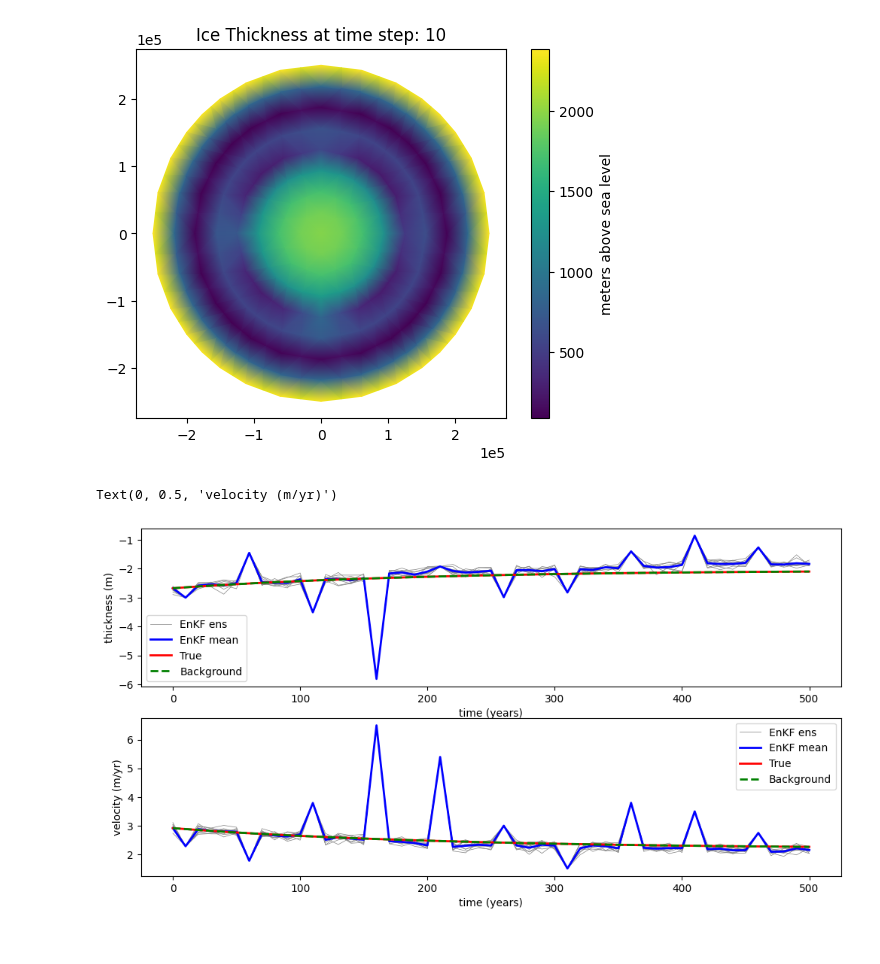
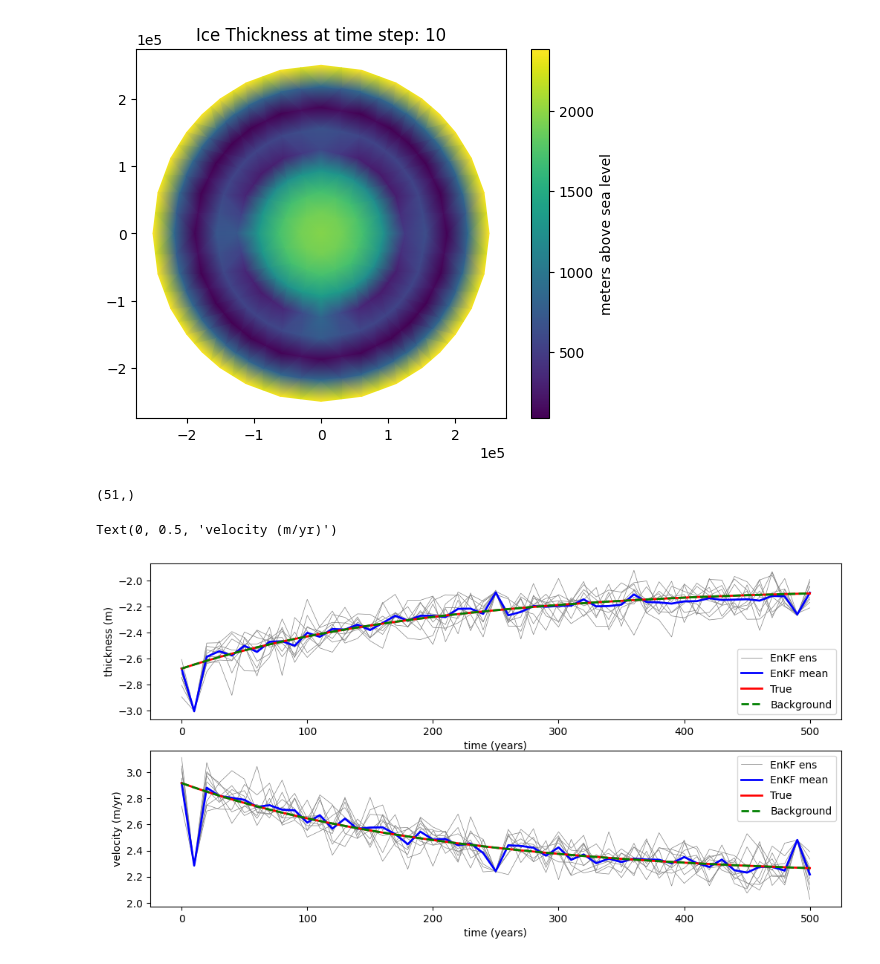
Before and after one commit to KYANJO/Data_assimilation_project, a Jupyter notebook: bin/python_wrapper.ipynb, the cells around one changed output. Saved outputs shown, nothing was run; the diff lists cells and outputs as text; code cells hidden in the pictures.

```diff
--- a/bin/python_wrapper.ipynb
+++ b/bin/python_wrapper.ipynb
@@ -520,9 +520,11 @@ hu_obs = Obs(obs_vir, params["m_obs"])
 
 # ts = np.arange(0,nt+1,dt)
 ts = t
-ts_obs = np.arange(10,tm+1,25)
-# ts_obs = np.linspace(10,140,hu_obs.shape[1])*tm/nt
-idx_obs = np.nonzero(np.isin(ts, ts_obs))[0]
+# ts_obs = np.arange(10,tm+1,25)
+ts_obs = np.linspace(10,tm+1,hu_obs.shape[1])
+ts_obs.shape
+# %% [output]
+(51,)
 # %%
 # Intialize ensemble
 statevec_bg = np.zeros((nd,nt+1))
@@ -609,7 +611,9 @@ import warnings
 warnings.filterwarnings("ignore")
 fig, axes = plt.subplots(2, 1, figsize=(12, 6))
 
-hu_obs = Obs(statevec_true, params["m_obs"])
+obs_vir = statevec_true + (np.random.normal(0,sig_obs,nd)).reshape(nd,1)
+hu_obs = Obs(obs_vir, params["m_obs"])
+# hu_obs = hu_obs[-1,:]
 
 # plot thickness h
 # h_enkf_ens = statevec_ens_full[:hdim,:,:].T
@@ -623,31 +627,31 @@ for i in range(h_enkf_ens.shape[1]):
     axes[0].plot(t,h_enkf_ens[:,i], 'k', lw=0.5, color='gray', label="EnKF ens" if i == 0 else "")
 
 axes[0].plot(t, h_enkf_mean, 'k', lw=2, color='blue', label="EnKF mean")
 axes[0].plot(t, h_true, 'k', lw=2, color='red', label="True")
 axes[0].plot(t, h_ens_background, 'k', lw=2, color='g', label="Background", linestyle='--')
 # axes[0].scatter(ts_obs, h_obs, color='orange', s=30, edgecolor='black', label='Obs', zorder=3)
 axes[0].legend(loc='best')
 axes[0].set_xlabel("time (years)")
 axes[0].set_ylabel("thickness (m)")
 
 # plot velocity u
 u_vec_enkf_ens = statevec_ens_full[2*hdim,:,:].T
 v_vec_enkf_ens = statevec_ens_full[-1,:,:].T
 u_enkf_ens = np.sqrt(u_vec_enkf_ens**2 + v_vec_enkf_ens**2)
 u_enkf_mean = np.sqrt(statevec_ens_mean[2*hdim,:]**2 + statevec_ens_mean[-1,:]**2)
 u_true = np.sqrt(statevec_true[2*hdim,:]**2 + statevec_true[-1,:]**2)
 u_ens_background = np.sqrt(statevec_bg[2*hdim,:]**2 + statevec_bg[-1,:]**2)
 
 
 for i in range(u_enkf_ens.shape[1]):
     axes[1].plot(t, u_enkf_ens[:,i], 'k', lw=0.5, color='gray', label="EnKF ens" if i == 0 else "")
 
 axes[1].plot(t, u_enkf_mean, 'k', lw=2, color='blue', label="EnKF mean")
 axes[1].plot(t, u_true, 'k', lw=2, color='red', label="True")
 axes[1].plot(t, u_ens_background, 'k', lw=2, color='g', label="Background", linestyle='--')
 axes[1].legend(loc='best')
 axes[1].set_xlabel("time (years)")
 axes[1].set_ylabel("velocity (m/yr)")
 # %% [output]
 Text(0, 0.5, 'velocity (m/yr)')
-[figure, old version]
+[figure, new version]
```
